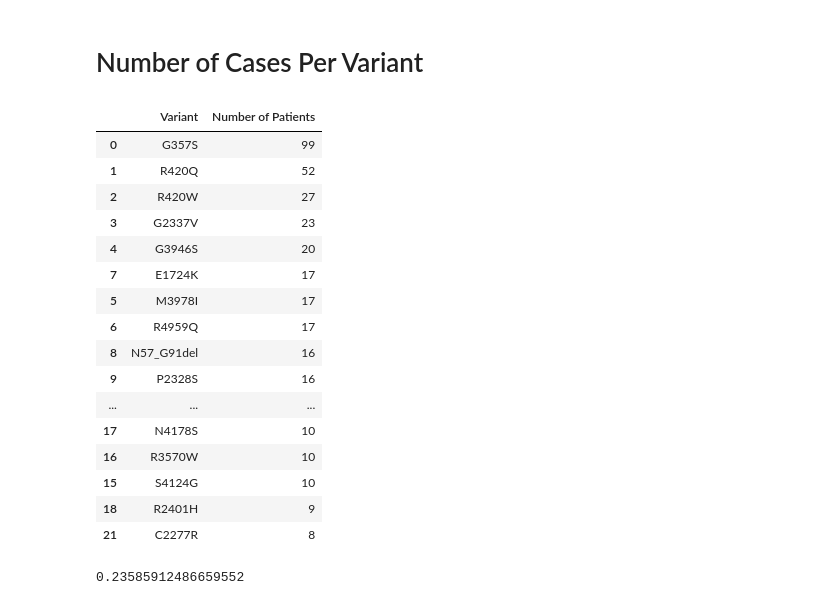
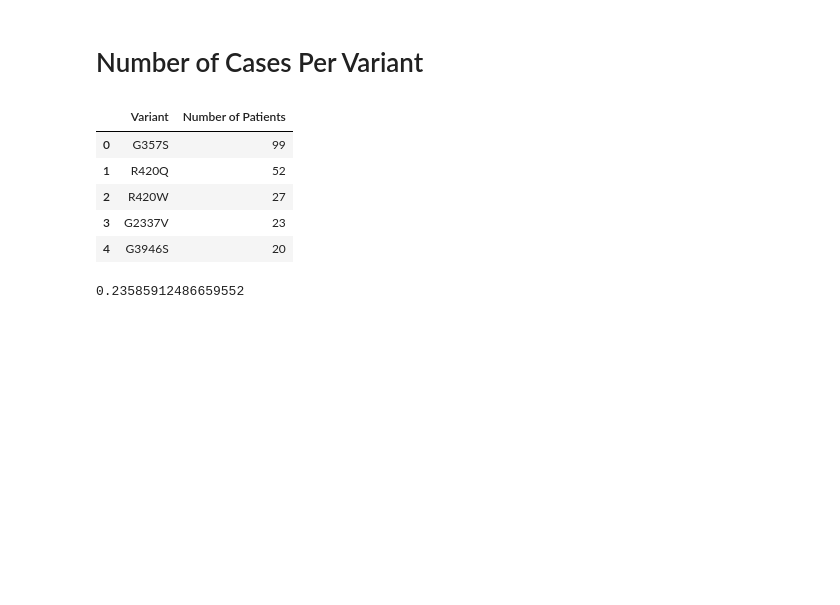
Before and after one commit to alexdaiii/cpvt_database_analysis, a Jupyter notebook: analysis/05_variant_counts.ipynb, the cells around one changed output. Saved outputs shown, nothing was run; the diff lists cells and outputs as text; code cells hidden in the pictures; blank space fills up the shorter version.

```diff
--- a/analysis/05_variant_counts.ipynb
+++ b/analysis/05_variant_counts.ipynb
@@ -82,37 +82,26 @@ def save_current_plot(name: str):
 # %%
 # only consider CPVT patients
 df_cpvt = df[
     df["Catecholaminergic polymorphic ventricular tachycardia 1"] == 1
     ]
 
 NUM_TOP_VARIANTS = 20
 
 num_cases_per_variant = pd.DataFrame(
     df_cpvt["p_hgvs_aa1"].value_counts()).reset_index().sort_values(
     by=["count", "p_hgvs_aa1"], ascending=[False, True]
-).head(NUM_TOP_VARIANTS)
+)
 num_cases_per_variant = num_cases_per_variant.rename(
     columns={"p_hgvs_aa1": "Variant", "count": "Number of Patients"},
 )
-num_cases_per_variant
+num_cases_per_variant.head()
 # %% [output]
 |  | Variant | Number of Patients |
 | 0 | G357S | 99 |
 | 1 | R420Q | 52 |
 | 2 | R420W | 27 |
 | 3 | G2337V | 23 |
 | 4 | G3946S | 20 |
-| 7 | E1724K | 17 |
-| 5 | M3978I | 17 |
-| 6 | R4959Q | 17 |
-| 8 | N57_G91del | 16 |
-| 9 | P2328S | 16 |
-| ... | ... | ... |
-| 17 | N4178S | 10 |
-| 16 | R3570W | 10 |
-| 15 | S4124G | 10 |
-| 18 | R2401H | 9 |
-| 21 | C2277R | 8 |
 # %%
 pd.DataFrame(
     df_cpvt["p_hgvs_aa1"].value_counts()).reset_index().sort_values(
```
Also changed, not shown: parts of 9 cells of this notebook, 9 other files.
